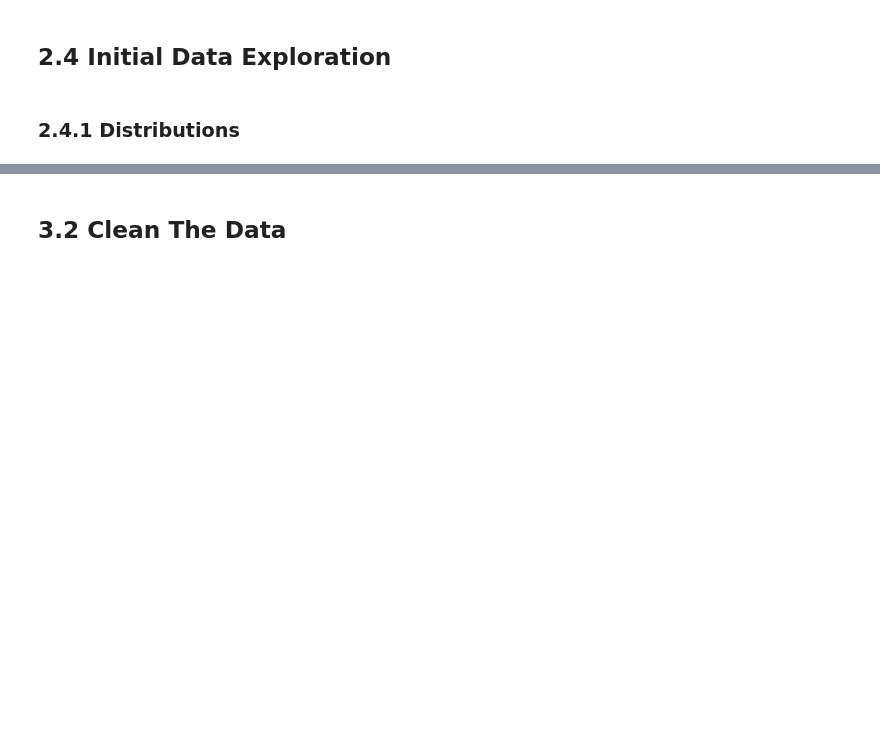
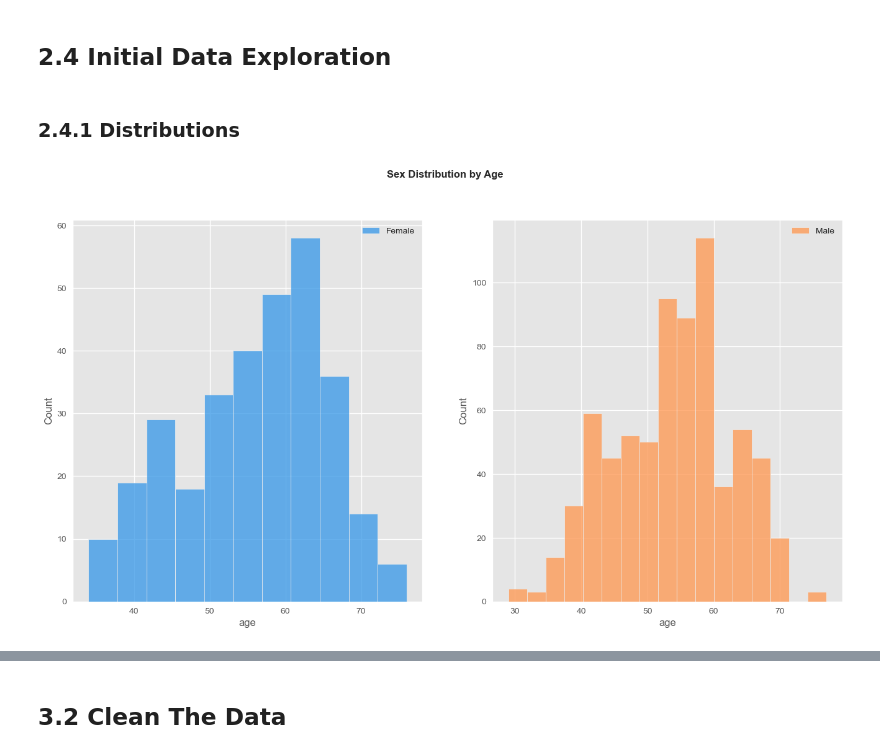
Before and after one commit to Sandokhan/IACEC, a Jupyter notebook: main.ipynb, the cells around one changed output, grey strips where cells are left out. Saved outputs shown, nothing was run; the diff lists cells and outputs as text; code cells hidden in the pictures; blank space fills up the shorter version.

```diff
--- a/main.ipynb
+++ b/main.ipynb
@@ -142,18 +225,17 @@ https://www.itl.nist.gov/div898/handbook/prc/section1/prc16.htm
 ### 2.4.1 Distributions  <a class="anchor" id="Distributions"></a>
 # %%
 plt.figure(figsize=(16, 8))
-plt.suptitle('Sex Distribution by Age',
-             fontweight='heavy',
-             fontsize='16', fontfamily='sans-serif'
-            )
+plt.suptitle('Sex Distribution by Age', fontweight='heavy', fontsize='12', fontfamily='sans-serif')
 plt.subplot(1, 2, 1)
 sns.histplot(data=heart[heart.sex == 0], x=heart.age[heart.sex == 0], color='#3597e8',label ='Female')
 plt.legend()
 
 plt.subplot(1, 2, 2)
 sns.histplot(data=heart[heart.sex == 1], x=heart.age[heart.sex == 1], color='#ff964f', label='Male')
 plt.legend()
 plt.show()
+# %% [output]
+[figure, added]
 # %%
 sns.countplot(x='sex', data=heart)
 plt.xlabel("Sex (0 = Man, 1= Woman)")
```
Also changed, not shown: parts of 42 cells of this notebook.
